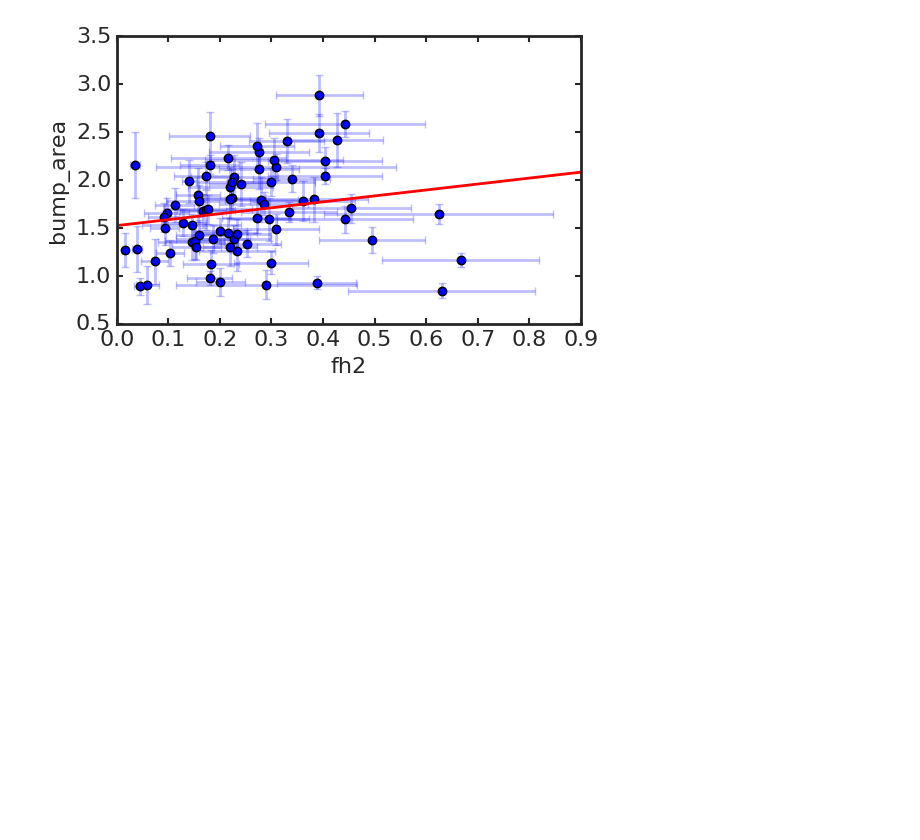
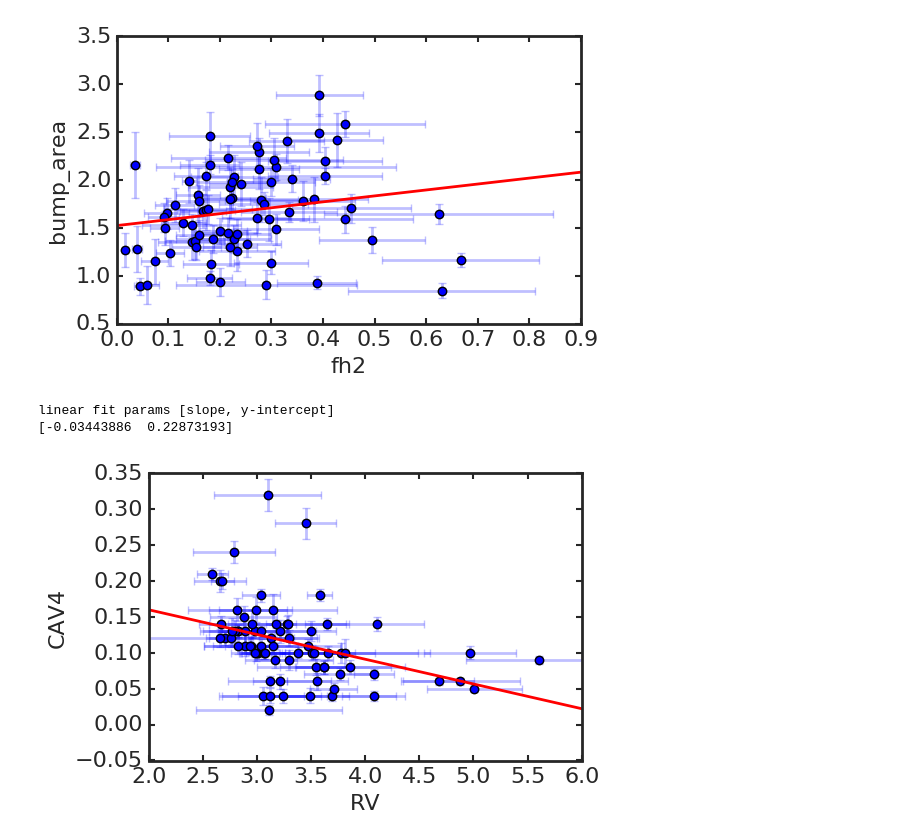
Before and after one commit to karllark/dust_fuse_h2, a Jupyter notebook: interesting_plots_fm90.ipynb, the cells around one changed output. Saved outputs shown, nothing was run; the diff lists cells and outputs as text; code cells hidden in the pictures; blank space fills up the shorter version.

Commit message:
Adding a few more plots

```diff
--- a/interesting_plots_fm90.ipynb
+++ b/interesting_plots_fm90.ipynb
@@ -64,3 +64,9 @@ plot_results(data, 'fh2', 'bump_area')
 linear fit params [slope, y-intercept]
 [ 0.61956193  1.52202639]
 [figure]
+# %%
+plot_results(data, 'RV', 'CAV4', pxrange=[2.0,6.0])
+# %% [output]
+linear fit params [slope, y-intercept]
+[-0.03443886  0.22873193]
+[figure, added]
```
Also changed, not shown: parts of 1 cell of this notebook.
